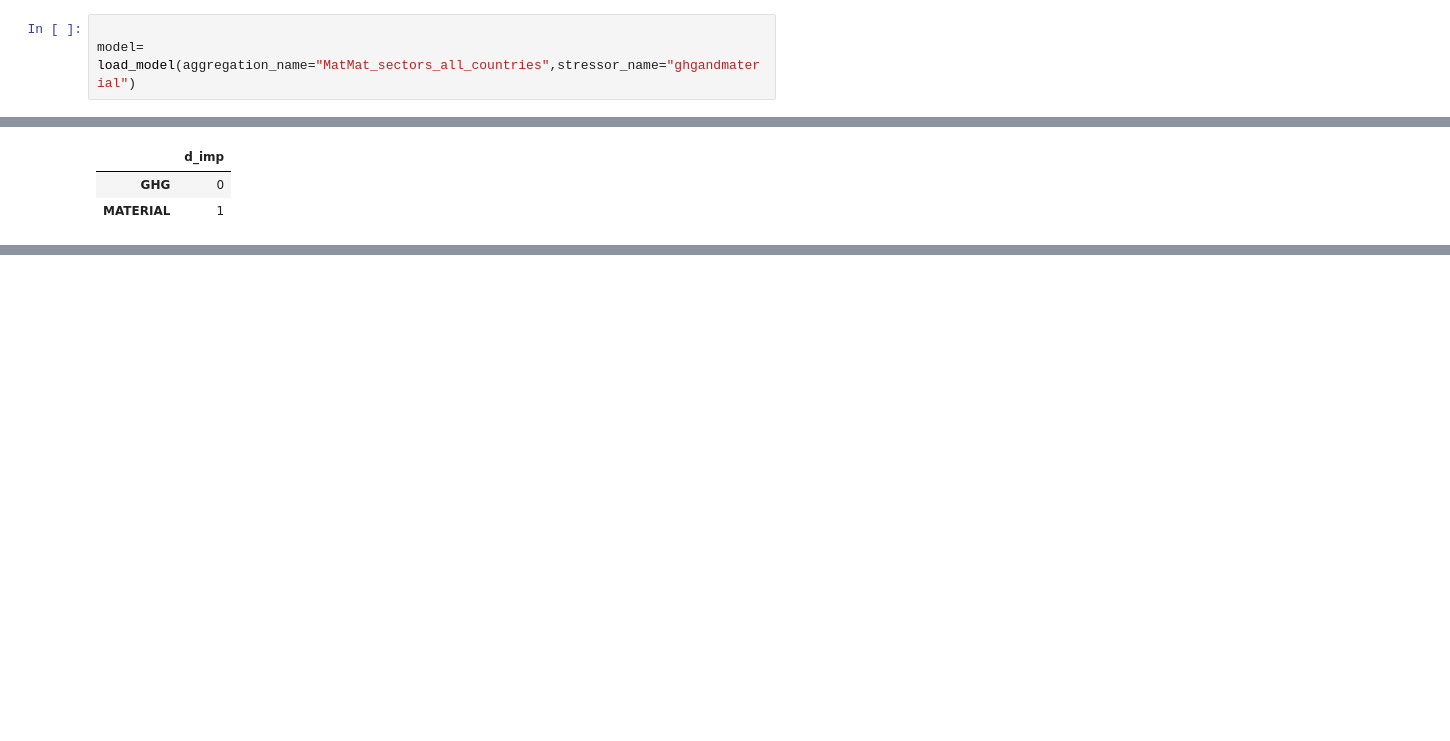
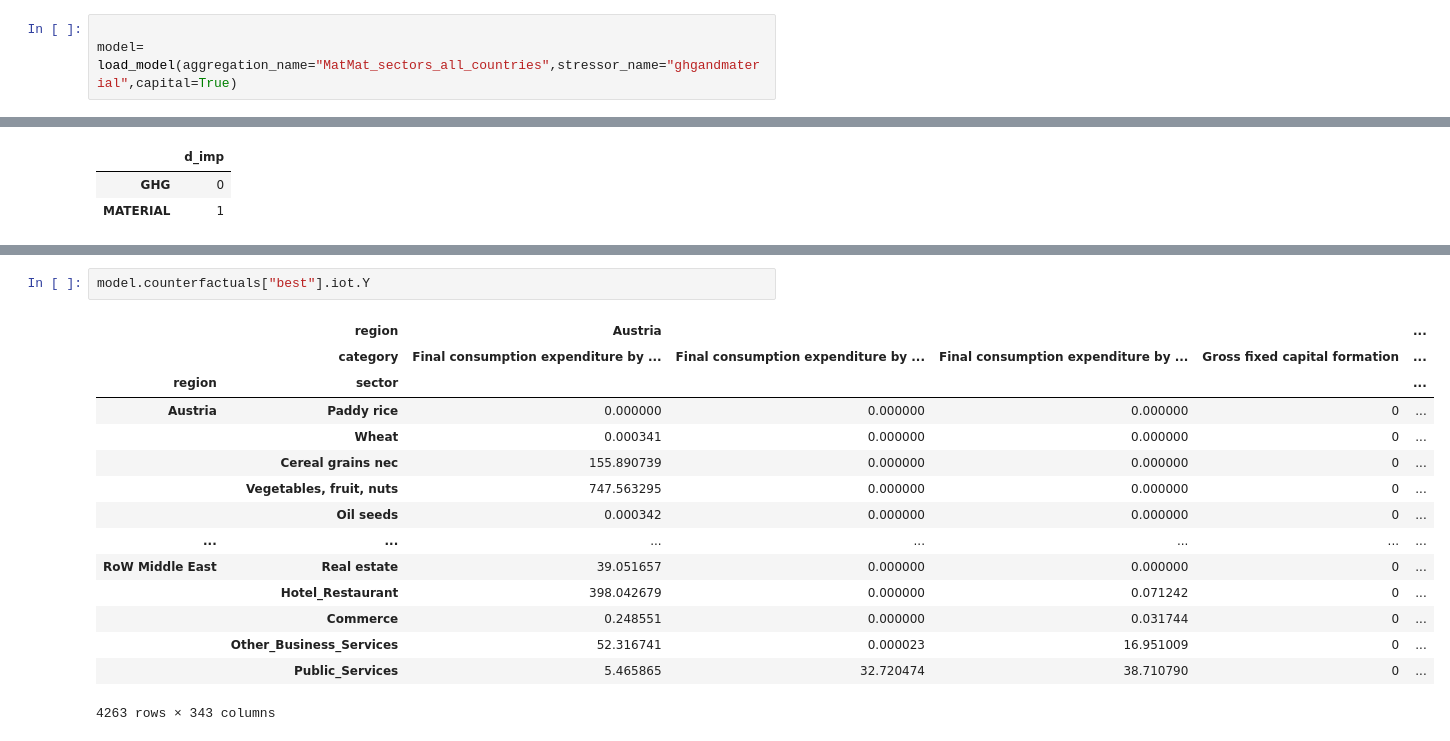
Before and after one commit to Maestrofinn/MatMat-Trade, a Jupyter notebook: IMACLIM_explo.ipynb, the cells around one changed output, grey strips where cells are left out. Saved outputs shown, nothing was run; the diff lists cells and outputs as text; blank space fills up the shorter version.

```diff
--- a/IMACLIM_explo.ipynb
+++ b/IMACLIM_explo.ipynb
@@ -572,4 +572,4 @@ model.save()
 ### Loading already built models
 # %%
 
-model= load_model(aggregation_name="MatMat_sectors_all_countries",stressor_name="ghgandmaterial")
+model= load_model(aggregation_name="MatMat_sectors_all_countries",stressor_name="ghgandmaterial",capital=True)
@@ -1073,0 +1151,18 @@ def save_footprints(iot: pymrio.IOSystem,path:str,region : str = "FR", stressor_
+# %%
+model.counterfactuals["best"].iot.Y
+# %% [output]
+|  | region | Austria |  |  |  | ... |
+|  | category | Final consumption expenditure by ... | Final consumption expenditure by ... | Final consumption expenditure by ... | Gross fixed capital formation | ... |
+| region | sector |  |  |  |  | ... |
+| Austria | Paddy rice | 0.000000 | 0.000000 | 0.000000 | 0 | ... |
+|  | Wheat | 0.000341 | 0.000000 | 0.000000 | 0 | ... |
+|  | Cereal grains nec | 155.890739 | 0.000000 | 0.000000 | 0 | ... |
+|  | Vegetables, fruit, nuts | 747.563295 | 0.000000 | 0.000000 | 0 | ... |
+|  | Oil seeds | 0.000342 | 0.000000 | 0.000000 | 0 | ... |
+| ... | ... | ... | ... | ... | ... | ... |
+| RoW Middle East | Real estate | 39.051657 | 0.000000 | 0.000000 | 0 | ... |
+|  | Hotel_Restaurant | 398.042679 | 0.000000 | 0.071242 | 0 | ... |
+|  | Commerce | 0.248551 | 0.000000 | 0.031744 | 0 | ... |
+|  | Other_Business_Services | 52.316741 | 0.000023 | 16.951009 | 0 | ... |
+|  | Public_Services | 5.465865 | 32.720474 | 38.710790 | 0 | ... |
+4263 rows × 343 columns
```
Also changed, not shown: parts of 16 cells of this notebook, 2 other files.
